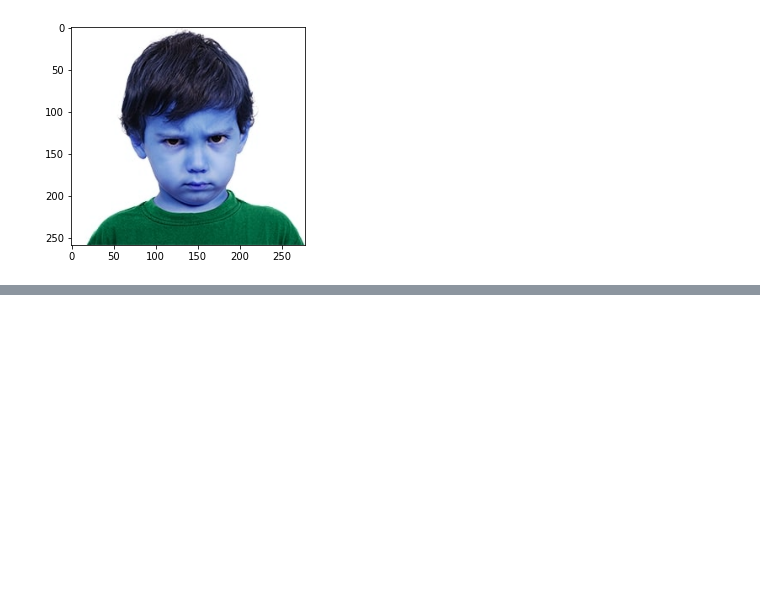
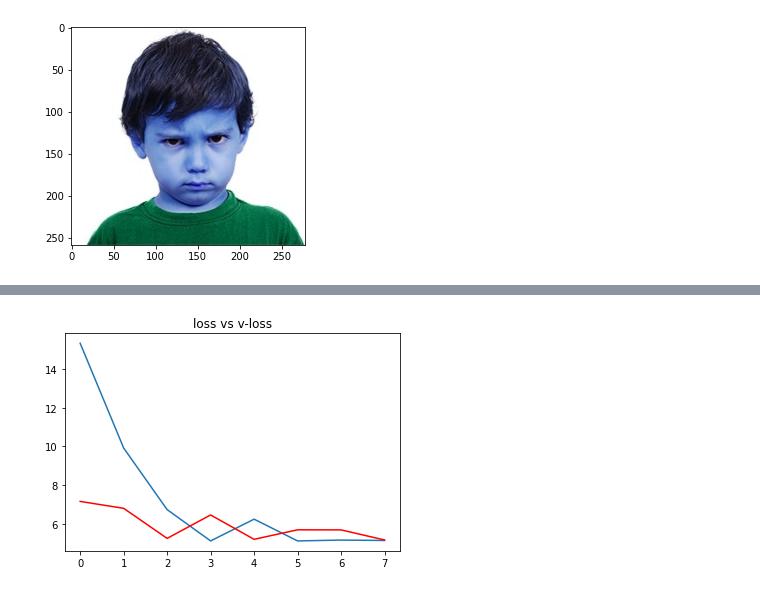
Before and after one commit to atif2786/Face-Emotion-Recognition, a Jupyter notebook: Face_Emotion_Recognition.ipynb, the cells around one changed output, grey strips where cells are left out. Saved outputs shown, nothing was run; the diff lists cells and outputs as text; code cells hidden in the pictures; blank space fills up the shorter version.

```diff
--- a/Face_Emotion_Recognition.ipynb
+++ b/Face_Emotion_Recognition.ipynb
@@ -58,0 +325,7 @@ plt.imshow(img)
+# %%
+plt.plot(h['loss'])
+plt.plot(h['val_loss'] , c = "red")
+plt.title("loss vs v-loss")
+plt.show()
+# %% [output]
+[figure, added]
```
Also changed, not shown: parts of 28 cells of this notebook.
